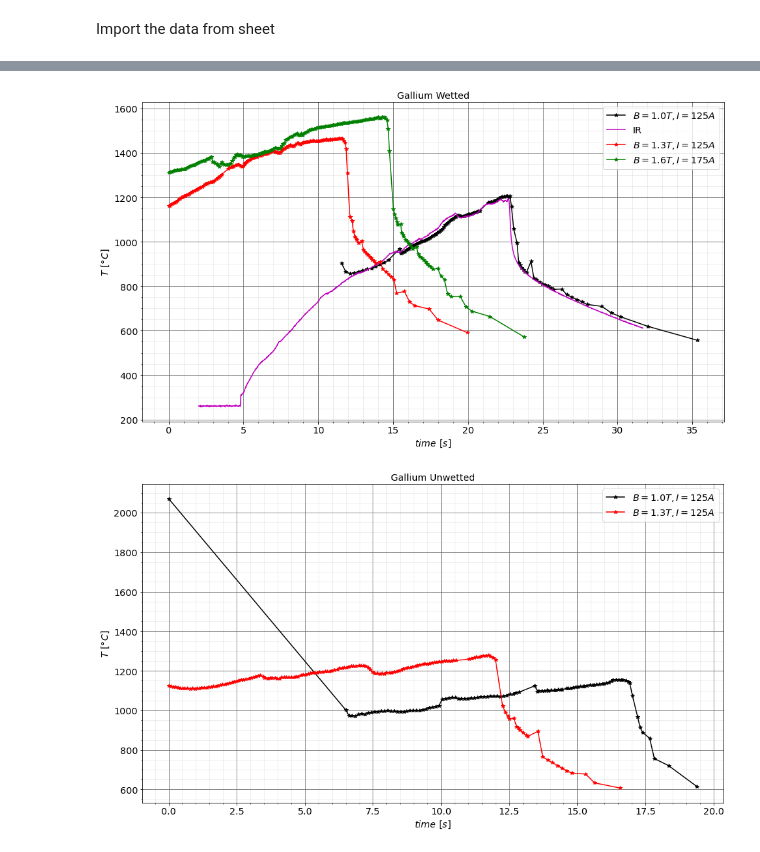
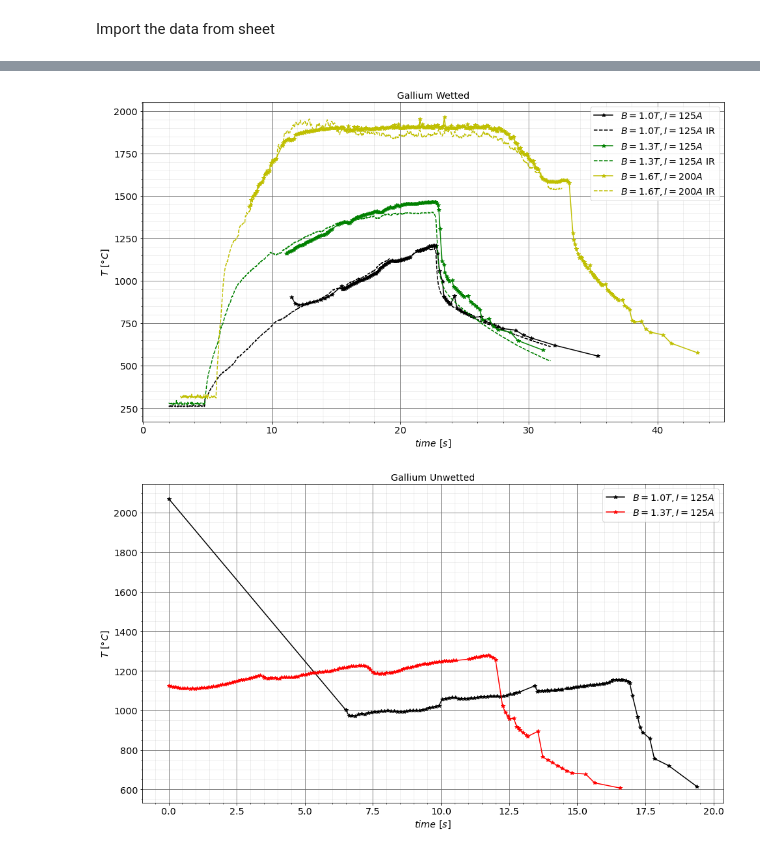
Before and after one commit to mmorbey/Gallium-Experiments, a Jupyter notebook: Pyrometer.ipynb, the cells around one changed output, grey strips where cells are left out. Drawn from its saved outputs; the diff is of its cells as text; code cells hidden in the pictures.

```diff
--- a/Pyrometer.ipynb
+++ b/Pyrometer.ipynb
@@ -74,33 +83,38 @@ tstart
 # %%
 fig,ax=pylab.subplots()
 ax.plot(expr(13)[0].t,expr(13)[0].temp, 'k*-' ,label='$B=1.0T,I=125A$')
-ax.plot(expr(13)[1].t+2,expr(13)[1].temp, 'm-' ,label='IR')
+ax.plot(expr(13)[1].t+2,expr(13)[1].temp, 'k--' ,label='$B=1.0T,I=125A$ IR')
+ax.plot(expr(16)[0].t,expr(16)[0].temp, 'g*-' ,label='$B=1.3T,I=125A$')
+ax.plot(expr(16)[1].t+2,expr(16)[1].temp, 'g--' ,label='$B=1.3T,I=125A$ IR')
+#ax.plot(expr(20)[0].t,expr(20)[0].temp, 'b*-' ,label='$B=1.3T,I=125A$')
+#ax.plot(expr(20)[1].t+2.9,expr(20)[1].temp, 'b--' ,label='$B=1.3T,I=125A$ IR')
+ax.plot(expr(21)[0].t,expr(21)[0].temp, 'y*-' ,label='$B=1.6T,I=200A$')
+ax.plot(expr(21)[1].t+2.9,expr(21)[1].temp, 'y--' ,label='$B=1.6T,I=200A$ IR')
 
-ax.plot(Pyro(16).t,Pyro(16).temp, 'r*-' ,label='$B=1.3T,I=125A$')
-
+#ax.plot(Pyro(16).t,Pyro(16).temp, 'r*-' ,label='$B=1.3T,I=125A$')
 #ax.plot(expr(16).t,expr(16).temp, 'r*-' ,label='$B=1.3T,I=125A$')
 #ax.plot(expr(19).t,expr(19).temp, 'b*-' ,label='$B=1.6T,I=125A$')
-ax.plot(Pyro(19).t,Pyro(19).temp, 'g*-' ,label='$B=1.6T,I=175A$')
+#ax.plot(Pyro(19).t,Pyro(19).temp, 'g*-' ,label='$B=1.6T,I=175A$')
 #ax.plot(expr(21).t,expr(21).temp, 'm*-' ,label='$B=1.6T,I=200A$')
 
 legend()
 xlabel('$time$ $[s]$')
 ylabel('$T$ $[\degree C]$')
 ax.yaxis.label.set_color('black')
 grid(b=True, which='major', color='#666666')
 minorticks_on()
 grid(b=True, which='minor', color='#999999', alpha=0.2)
 #ylim(0,1200)
 #ax2=ax.twinx()
 #ax2.plot(t_exp1,Exp1.tol, 'r*-')
 #ylabel('Tolerance $[\degree C]$')
 #ax2.yaxis.label.set_color('red')
 #ylim(0,50)
 title('Gallium Wetted')
-#savefig('Ga_wetted.png', dpi=1000)
+#savefig('Ga_wetted_pyroandIRemissivity023.png', dpi=1000)
 show()
 # %% [output]
-[figure, old version]
+[figure, new version]
 # %%
 fig,ax=pylab.subplots()
 ax.plot(expr(14).t,expr(14).temp, 'k*-' ,label='$B=1.0T,I=125A$')
```
Also changed, not shown: parts of 9 cells of this notebook, 2 other files.
